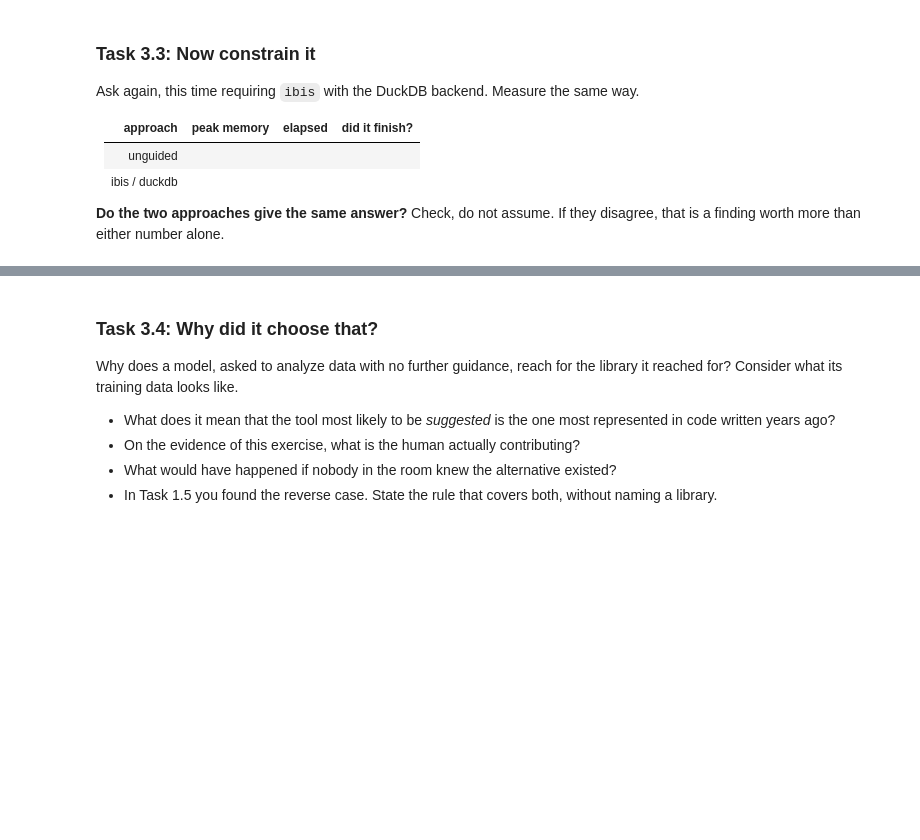
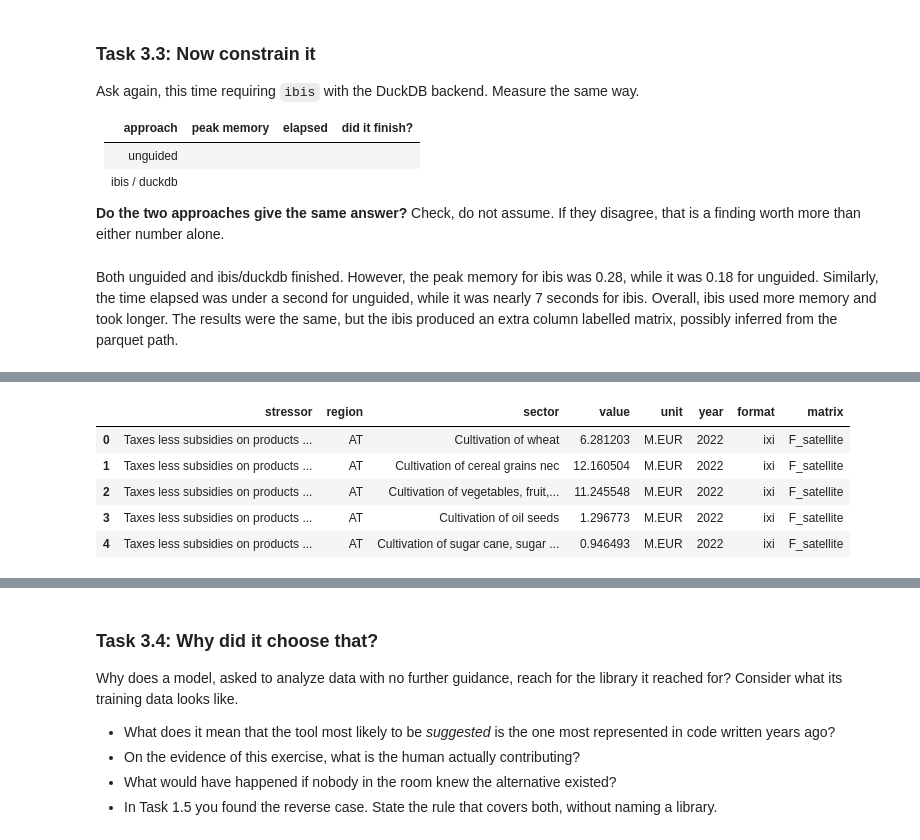
Before and after one commit to nicolettehagen-bit/Climate_module, a Jupyter notebook: climate.ipynb, the cells around one changed output, grey strips where cells are left out. Drawn from its saved outputs; the diff is of its cells as text; code cells hidden in the pictures; blank space fills up the shorter version.

```diff
--- a/climate.ipynb
+++ b/climate.ipynb
@@ -115,0 +153,9 @@ use `ibis`"?
+# %%
+import ibis
+
+try:
+    con = ibis.duckdb.connect()
+    t = con.read_csv("https://gml.noaa.gov/webdata/ccgg/trends/co2/co2_mm_mlo.txt")
+    print(t.head())
+except Exception as e:
+    print("Ibis error:", e)
@@ -223,3 +640,66 @@ Ask again, this time requiring `ibis` with the DuckDB backend. Measure the same
 
 **Do the two approaches give the same answer?** Check, do not assume. If they disagree, that is a
 finding worth more than either number alone.
+# %% [markdown]
+Both unguided and ibis/duckdb finished. However, the peak memory for ibis was 0.28, while it was 0.18 for unguided. Similarly, the time elapsed was under a second for unguided, while it was nearly 7 seconds for ibis. Overall, ibis used more memory and took longer. The results were the same, but the ibis produced an extra column labelled matrix, possibly inferred from the parquet path.
+# %%
+%pip install "ibis-framework[duckdb]" pandas
+import resource, time, contextlib
+import ibis
+
+import pandas as pd
+
+
+@contextlib.contextmanager
+def measure(label):
+    t0 = time.time()
+    try:
+        yield
+    finally:
+        peak = resource.getrusage(resource.RUSAGE_SELF).ru_maxrss / 1024**2
+        print(f"{label}: peak memory {peak:.2f} GB, elapsed {time.time() - t0:.1f}s")
+
+# with measure("pandas"):
+#     result = ...
+
+
+# EXIOBASE 3 dataset location
+with measure("unguided"):
+   # Connect to DuckDB using Ibis
+    con = ibis.duckdb.connect()
+
+# EXIOBASE 3 Parquet dataset
+    url = (
+        "s3://us-west-2.opendata.source.coop/"
+        "youssef-harby/exiobase-3/4588235/parquet/"
+        "year=2022/format=ixi/matrix=F_satellite/data.parquet"
+    )
+
+# Configure DuckDB for public S3 access
+    con.raw_sql("INSTALL httpfs;")
+    con.raw_sql("LOAD httpfs;")
+    con.raw_sql("SET s3_region='us-west-2';")
+
+# Read the Parquet file lazily
+    table = con.read_parquet(url)
+
+# Display column schema
+    print("=== COLUMN SCHEMA ===")
+    print(table.schema())
+
+# Display column names
+    print("\n=== COLUMN NAMES ===")
+    print(table.columns)
+
+# Display first five rows
+    print("\n=== FIRST FIVE ROWS ===")
+    display(table.head(5).execute())
+
+# Display number of columns
+    print("\n=== NUMBER OF COLUMNS ===")
+    print(len(table.columns))
+
+# Display total number of rows
+    print("\n=== TOTAL NUMBER OF ROWS ===")
+    print(table.count().execute())
+# %% [output]
@@ -225,0 +723,6 @@ finding worth more than either number alone.
+|  | stressor | region | sector | value | unit | year | format | matrix |
+| 0 | Taxes less subsidies on products ... | AT | Cultivation of wheat | 6.281203 | M.EUR | 2022 | ixi | F_satellite |
+| 1 | Taxes less subsidies on products ... | AT | Cultivation of cereal grains nec | 12.160504 | M.EUR | 2022 | ixi | F_satellite |
+| 2 | Taxes less subsidies on products ... | AT | Cultivation of vegetables, fruit,... | 11.245548 | M.EUR | 2022 | ixi | F_satellite |
+| 3 | Taxes less subsidies on products ... | AT | Cultivation of oil seeds | 1.296773 | M.EUR | 2022 | ixi | F_satellite |
+| 4 | Taxes less subsidies on products ... | AT | Cultivation of sugar cane, sugar ... | 0.946493 | M.EUR | 2022 | ixi | F_satellite |
```
Also changed, not shown: parts of 55 cells of this notebook, 6 other files.
